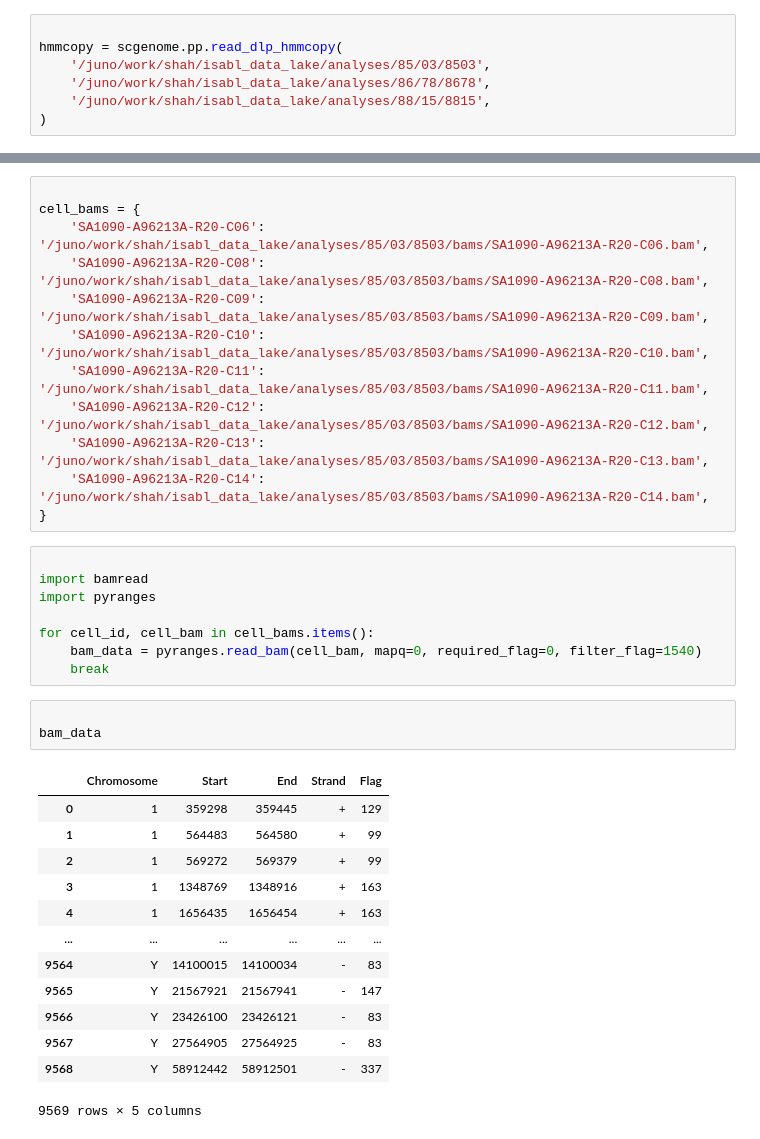
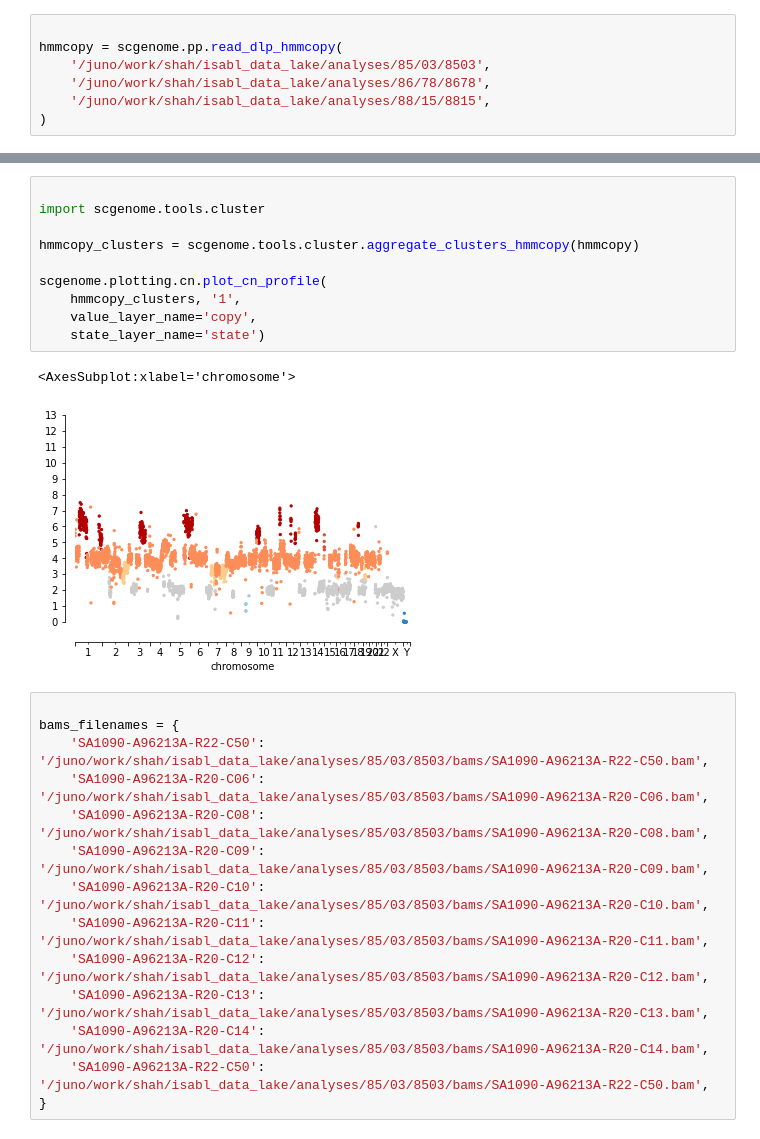
Before and after one commit to shahcompbio/scgenome-deprecated, a Jupyter notebook: notebooks/new_api.ipynb, the cells around one changed output, grey strips where cells are left out. Saved outputs shown, nothing was run; the diff lists cells and outputs as text.

```diff
--- a/notebooks/new_api.ipynb
+++ b/notebooks/new_api.ipynb
@@ -86,6 +80,20 @@ scgenome.plotting.cn.plot_cn_profile(
+# %%
+
+import scgenome.tools.cluster
+
+hmmcopy_clusters = scgenome.tools.cluster.aggregate_clusters_hmmcopy(hmmcopy)
+
+scgenome.plotting.cn.plot_cn_profile(
+    hmmcopy_clusters, '1',
+    value_layer_name='copy',
+    state_layer_name='state')
+# %% [output]
+<AxesSubplot:xlabel='chromosome'>
+[figure, added]
 # %%
 
-cell_bams = {
+bams_filenames = {
+    'SA1090-A96213A-R22-C50': '/juno/work/shah/isabl_data_lake/analyses/85/03/8503/bams/SA1090-A96213A-R22-C50.bam',
     'SA1090-A96213A-R20-C06': '/juno/work/shah/isabl_data_lake/analyses/85/03/8503/bams/SA1090-A96213A-R20-C06.bam',
     'SA1090-A96213A-R20-C08': '/juno/work/shah/isabl_data_lake/analyses/85/03/8503/bams/SA1090-A96213A-R20-C08.bam',
     'SA1090-A96213A-R20-C09': '/juno/work/shah/isabl_data_lake/analyses/85/03/8503/bams/SA1090-A96213A-R20-C09.bam',
@@ -94,29 +102,5 @@ cell_bams = {
     'SA1090-A96213A-R20-C12': '/juno/work/shah/isabl_data_lake/analyses/85/03/8503/bams/SA1090-A96213A-R20-C12.bam',
     'SA1090-A96213A-R20-C13': '/juno/work/shah/isabl_data_lake/analyses/85/03/8503/bams/SA1090-A96213A-R20-C13.bam',
     'SA1090-A96213A-R20-C14': '/juno/work/shah/isabl_data_lake/analyses/85/03/8503/bams/SA1090-A96213A-R20-C14.bam',
+    'SA1090-A96213A-R22-C50': '/juno/work/shah/isabl_data_lake/analyses/85/03/8503/bams/SA1090-A96213A-R22-C50.bam',
 }
-# %%
-
-import bamread
-import pyranges
-
-for cell_id, cell_bam in cell_bams.items():
-    bam_data = pyranges.read_bam(cell_bam, mapq=0, required_flag=0, filter_flag=1540)
-    break
-# %%
-
-bam_data
-# %% [output]
-|  | Chromosome | Start | End | Strand | Flag |
-| 0 | 1 | 359298 | 359445 | + | 129 |
-| 1 | 1 | 564483 | 564580 | + | 99 |
-| 2 | 1 | 569272 | 569379 | + | 99 |
-| 3 | 1 | 1348769 | 1348916 | + | 163 |
-| 4 | 1 | 1656435 | 1656454 | + | 163 |
-| ... | ... | ... | ... | ... | ... |
-| 9564 | Y | 14100015 | 14100034 | - | 83 |
-| 9565 | Y | 21567921 | 21567941 | - | 147 |
-| 9566 | Y | 23426100 | 23426121 | - | 83 |
-| 9567 | Y | 27564905 | 27564925 | - | 83 |
-| 9568 | Y | 58912442 | 58912501 | - | 337 |
-9569 rows × 5 columns
```
Also changed, not shown: parts of 18 cells of this notebook, 6 other files.
